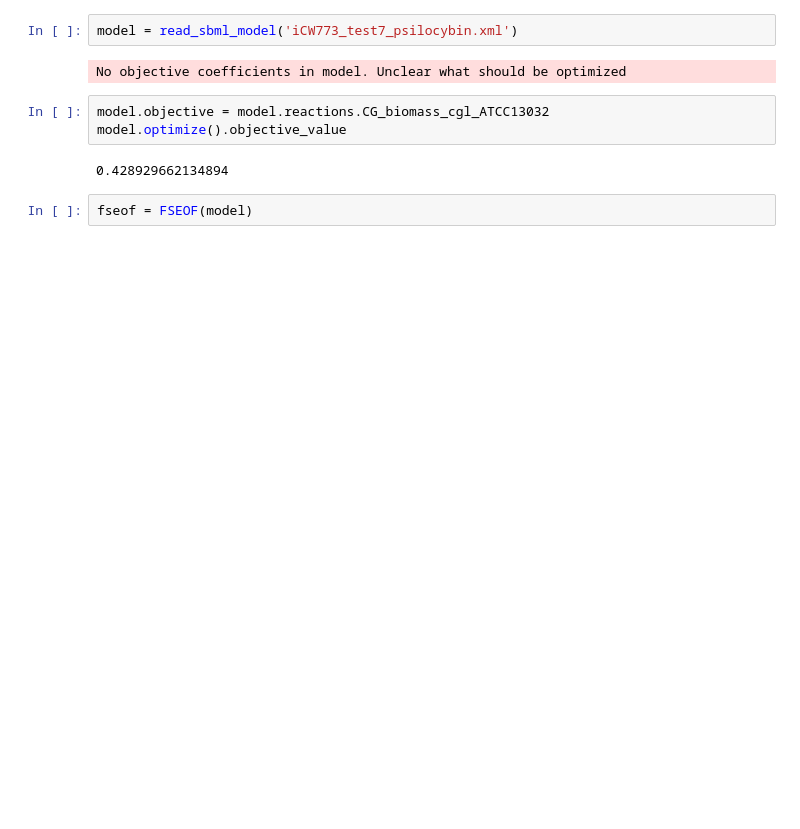
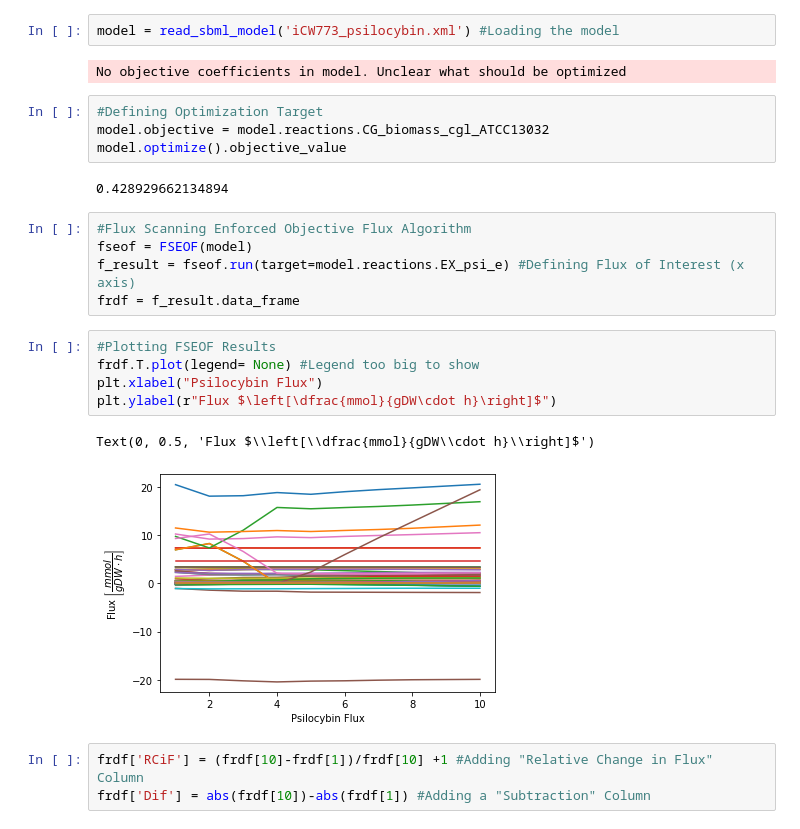
Before and after one commit to 27410/group-assignment-2021-Group-13-Psilocybin-production-in-Corynebacterium-glutamicum, a Jupyter notebook: fjarcopy.ipynb, the cells around one changed output. Saved outputs shown, nothing was run; the diff lists cells and outputs as text; blank space fills up the shorter version.

Commit message:
FSEOF uptade

```diff
--- a/fjarcopy.ipynb
+++ b/fjarcopy.ipynb
@@ -4,13 +5,28 @@ from cobra.io import read_sbml_model
 from cobra import Reaction, Metabolite
 from cameo.strain_design.deterministic.flux_variability_based import FSEOF
 # %%
-model = read_sbml_model('iCW773_test7_psilocybin.xml')
+model = read_sbml_model('iCW773_psilocybin.xml') #Loading the model
 # %% [output]
 No objective coefficients in model. Unclear what should be optimized
 # %%
+#Defining Optimization Target
 model.objective = model.reactions.CG_biomass_cgl_ATCC13032
 model.optimize().objective_value
 # %% [output]
 0.428929662134894
-# %%
-fseof = FSEOF(model)
+# %%
+#Flux Scanning Enforced Objective Flux Algorithm
+fseof = FSEOF(model)
+f_result = fseof.run(target=model.reactions.EX_psi_e) #Defining Flux of Interest (x axis)
+frdf = f_result.data_frame
+# %%
+#Plotting FSEOF Results
+frdf.T.plot(legend= None) #Legend too big to show
+plt.xlabel("Psilocybin Flux")
+plt.ylabel(r"Flux $\left[\dfrac{mmol}{gDW\cdot h}\right]$")
+# %% [output]
+Text(0, 0.5, 'Flux $\\left[\\dfrac{mmol}{gDW\\cdot h}\\right]$')
+[figure, added]
+# %%
+frdf['RCiF'] = (frdf[10]-frdf[1])/frdf[10] +1 #Adding "Relative Change in Flux" Column
+frdf['Dif'] = abs(frdf[10])-abs(frdf[1]) #Adding a "Subtraction" Column
```
Also changed, not shown: parts of 18 cells of this notebook.
